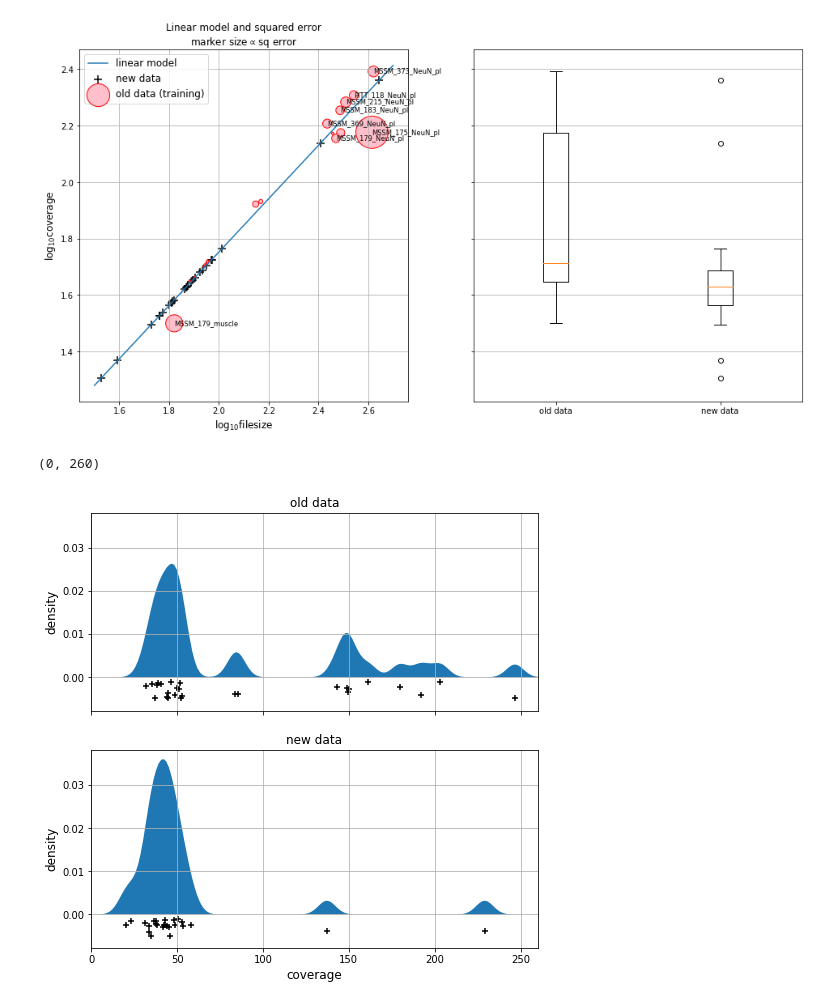
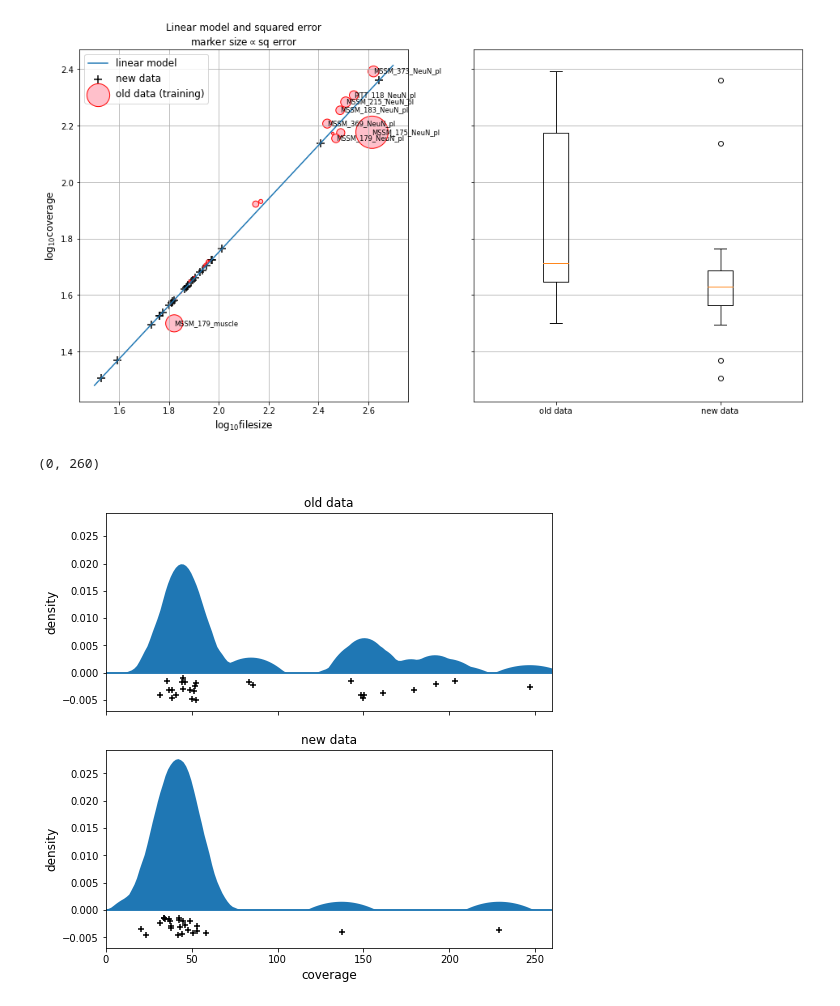
Before and after one commit to attilagk/BSM-research, a Jupyter notebook: notebook/2020-04-29-sample-fastq-sizes/2020-04-29-sample-fastq-sizes.ipynb, the cells around one changed output. Saved outputs shown, nothing was run; the diff lists cells and outputs as text; code cells hidden in the pictures.

Commit message:
switched to Epanechnikov kernel for coverage distribution

```diff
--- a/notebook/2020-04-29-sample-fastq-sizes/2020-04-29-sample-fastq-sizes.ipynb
+++ b/notebook/2020-04-29-sample-fastq-sizes/2020-04-29-sample-fastq-sizes.ipynb
@@ -185,29 +185,27 @@ bp = ax.boxplot((y, y_new), labels=['old data', 'new data'])
 # %%
 new['coverage'] = 10 ** y_new[:, 0]
 X_old = np.array(old['coverage'])[:, np.newaxis]
 X_new = np.array(new['coverage'])[:, np.newaxis]
 X_fig = np.linspace(0, 300, 200)[:, np.newaxis]
-bw = 5
-kde_old = neighbors.KernelDensity(bandwidth=bw, kernel='gaussian').fit(X_old)
-logpdf_old = kde_old.score_samples(X_fig)
-kde_new = neighbors.KernelDensity(bandwidth=bw, kernel='gaussian').fit(X_new)
-logpdf_new = kde_new.score_samples(X_fig)
+bw = 20
 fig, ax = plt.subplots(2, 1, sharex=True, sharey=True, figsize=(8, 8))
-ax[0].grid(True)
-ax[0].fill(X_fig[:, 0], np.exp(logpdf_old), label='old data')
-ax[0].scatter(X_old[:, 0], -5e-3 + 4e-3 * np.random.random(X_old.shape[0]), marker='+', color='k')
-ax[0].set_ylabel('density', fontsize='large')
-ax[0].set_title('old data')
-ax[1].grid(True)
-ax[1].fill(X_fig[:, 0], np.exp(logpdf_new), label='new data')
-ax[1].scatter(X_new[:, 0], -5e-3 + 4e-3 * np.random.random(X_new.shape[0]), marker='+', color='k')
-ax[1].set_ylabel('density', fontsize='large')
-ax[1].set_title('new data')
+def plotter(ax, X, title):
+    kde = neighbors.KernelDensity(bandwidth=bw, kernel='epanechnikov').fit(X)
+    logpdf = kde.score_samples(X_fig)
+    ax.axhline()
+    ax.fill(X_fig[:, 0], np.exp(logpdf), label=title)
+    ax.scatter(X[:, 0], -5e-3 + 4e-3 * np.random.random(X.shape[0]), marker='+', color='k')
+    ax.set_ylabel('density', fontsize='large')
+    ax.set_title(title)
+    ax.axhline()
+
+plotter(ax[0], X_old, 'old data')
+plotter(ax[1], X_new, 'new data')
 ax[1].set_xlabel('coverage', fontsize='large')
 ax[1].set_xlim([0, 260])
 # %% [output]
 (0, 260)
-[figure, old version]
+[figure, new version]
 # %%
 %connect_info
 # %% [output]
```
Also changed, not shown: parts of 1 cell of this notebook.
